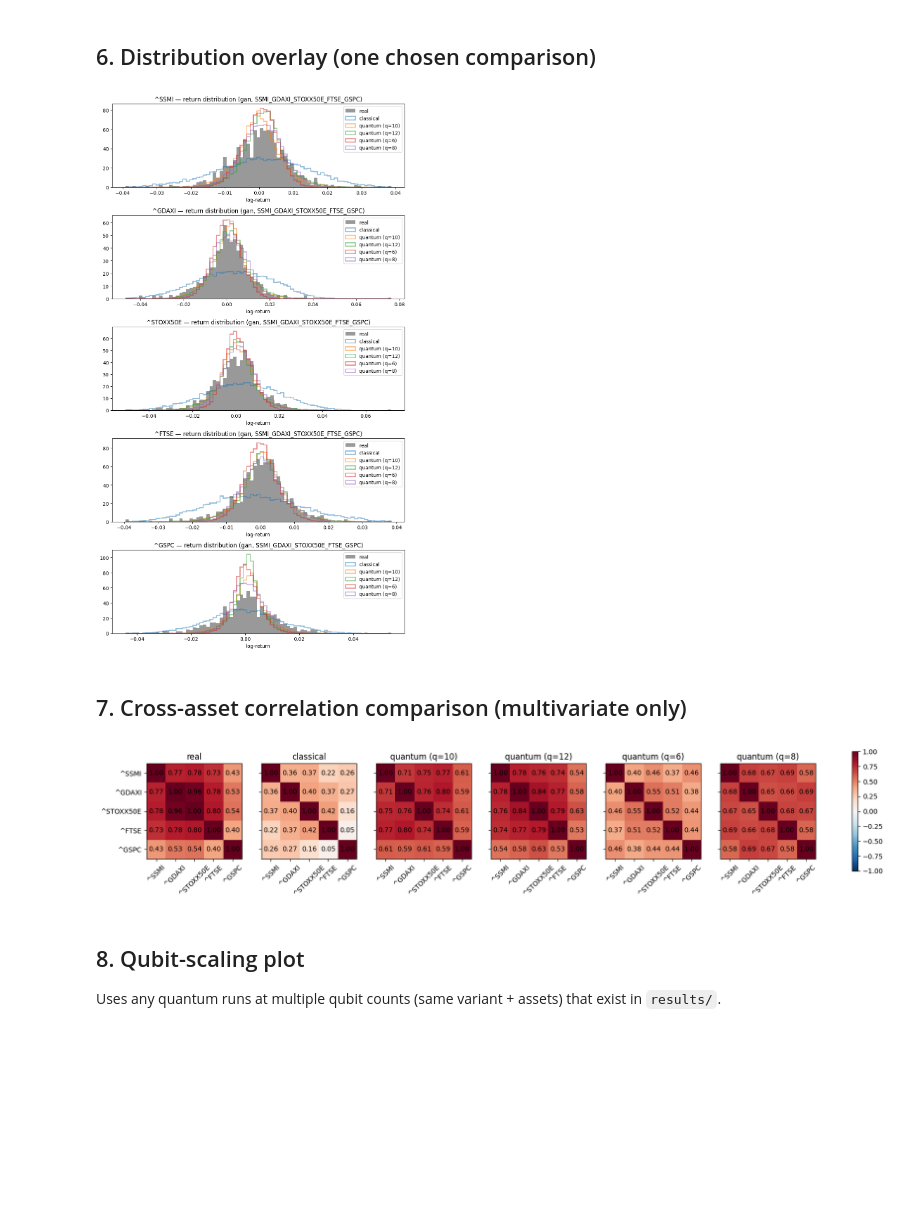
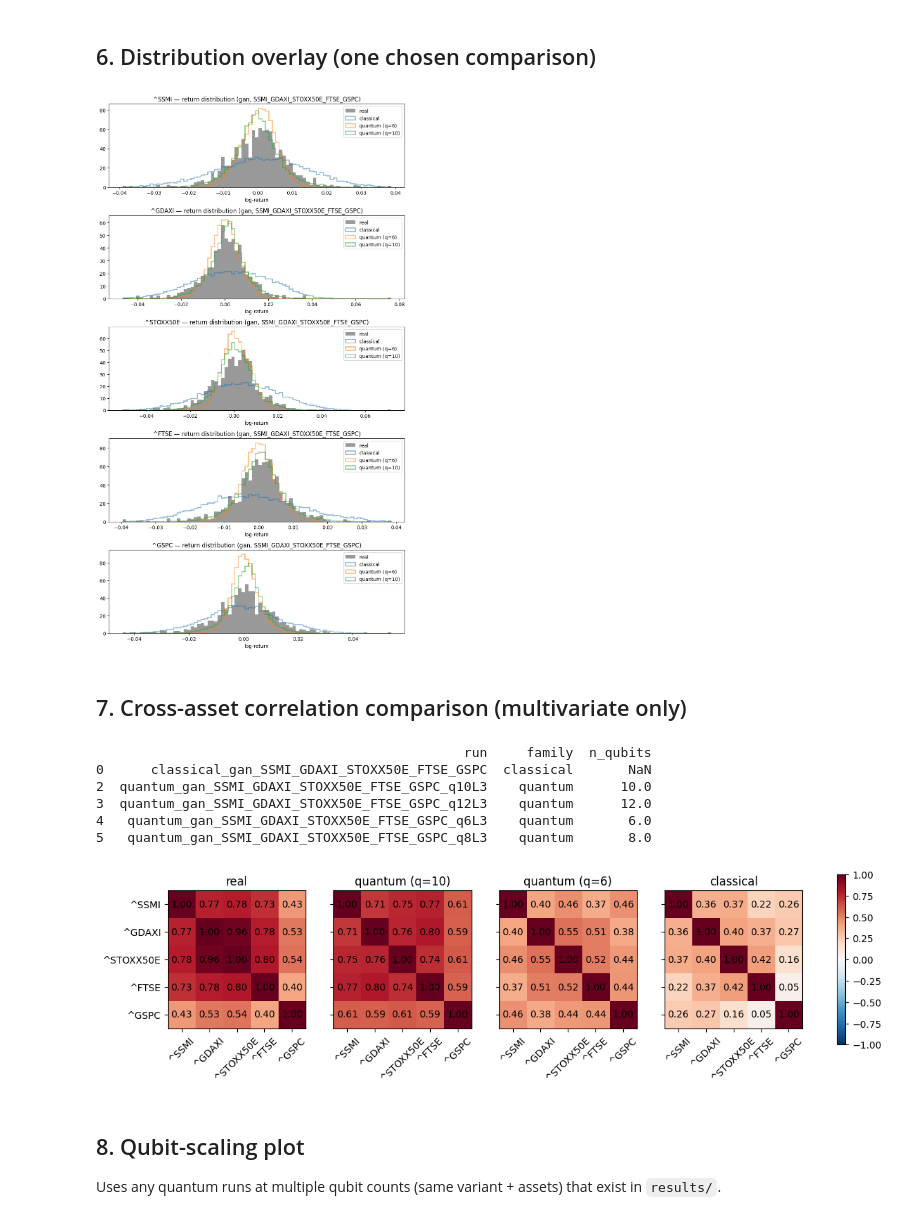
Before and after one commit to wuns/qGAN-market-generator, a Jupyter notebook: notebooks/03_comparison.ipynb, the cells around one changed output. Cells and saved outputs as stored; diff of their text form; code cells hidden in the pictures; blank space fills up the shorter version.

Commit message:
cosmetics for plots

```diff
--- a/notebooks/03_comparison.ipynb
+++ b/notebooks/03_comparison.ipynb
@@ -296,6 +296,8 @@ tickers = []
 first_metrics = {}
 if not df.empty:
     sub = df[(df['variant'] == PICK_VARIANT) & (df['assets'] == PICK_ASSETS)]
+    sub = sub.sort_values('n_qubits', na_position='first')
+    sub = sub[~sub['n_qubits'].isin([8, 12])]
     if sub.empty:
         print(f'No runs for {PICK_VARIANT} / {PICK_ASSETS}. Available: '
               f'{df[["variant","assets"]].drop_duplicates().to_dict("records")}')
@@ -330,45 +332,65 @@ if not df.empty:
                     dpi=140, bbox_inches='tight')
         plt.show()
 # %% [output]
-[figure, old version]
+[figure, new version]
 # %% [markdown]
 ## 7. Cross-asset correlation comparison (multivariate only)
+# %%
+sub_check = df[(df['variant'] == 'gan') & (df['assets'] == 'SSMI_GDAXI_STOXX50E_FTSE_GSPC')]
+print(sub_check[['run', 'family', 'n_qubits']])
+# %% [output]
+                                               run     family  n_qubits
+0      classical_gan_SSMI_GDAXI_STOXX50E_FTSE_GSPC  classical       NaN
+2  quantum_gan_SSMI_GDAXI_STOXX50E_FTSE_GSPC_q10L3    quantum      10.0
+3  quantum_gan_SSMI_GDAXI_STOXX50E_FTSE_GSPC_q12L3    quantum      12.0
+4   quantum_gan_SSMI_GDAXI_STOXX50E_FTSE_GSPC_q6L3    quantum       6.0
+5   quantum_gan_SSMI_GDAXI_STOXX50E_FTSE_GSPC_q8L3    quantum       8.0
 # %%
+sub = df[(df['variant'] == PICK_VARIANT) & (df['assets'] == PICK_ASSETS)]
+sub = sub[
+    (sub['family'] == 'classical')
+    | sub['n_qubits'].isin([6, 10])
+]
+sub = sub.sort_values('n_qubits', ascending=False, na_position='last')
+
+
 if not sub.empty and n_assets >= 2:
+    sub = sub[(sub['family'] == 'classical') | sub['n_qubits'].isin([6, 10])]
+    sub = sub.sort_values('n_qubits', ascending=False, na_position='last')
     n_runs = len(sub)
     fig, axes = plt.subplots(1, n_runs + 1, figsize=(3.2 * (n_runs + 1), 3.2))
     real_corr = np.array(first_metrics.get('dependence', first_metrics.get('correlation', {}))
                           ['real_corr'])
     im = axes[0].imshow(real_corr, vmin=-1, vmax=1, cmap='RdBu_r')
     axes[0].set_title('real')
     axes[0].set_xticks(range(n_assets)); axes[0].set_yticks(range(n_assets))
     axes[0].set_xticklabels(tickers, rotation=45); axes[0].set_yticklabels(tickers)
     for i in range(n_assets):
         for j in range(n_assets):
             axes[0].text(j, i, f'{real_corr[i,j]:.2f}', ha='center', va='center')
 
     for k, (_, row) in enumerate(sub.iterrows()):
         m = json.load(open(RESULTS / row['run'] / 'metrics.json'))
         dep = m.get('dependence', m.get('correlation', {}))
         fake_corr = np.array(dep['fake_corr'])
         ax = axes[k + 1]
         ax.imshow(fake_corr, vmin=-1, vmax=1, cmap='RdBu_r')
         tag = row['family'] + (f" (q={int(row['n_qubits'])})"
                                 if pd.notna(row['n_qubits']) else '')
         ax.set_title(tag)
         ax.set_xticks(range(n_assets)); ax.set_yticks(range(n_assets))
         ax.set_xticklabels(tickers, rotation=45); ax.set_yticklabels([])
         for i in range(n_assets):
             for j in range(n_assets):
                 ax.text(j, i, f'{fake_corr[i,j]:.2f}', ha='center', va='center')
     fig.colorbar(im, ax=axes, fraction=0.025)
     plt.savefig(RESULTS / f'correlation_{PICK_VARIANT}_{PICK_ASSETS}.png',
                 dpi=140, bbox_inches='tight')
     plt.show()
 elif n_assets < 2:
     print(f'Only {n_assets} asset(s) — correlation plot skipped.')
 # %% [output]
-[figure, old version]
+[figure, new version]
 # %% [markdown]
 ## 8. Qubit-scaling plot
 
```
